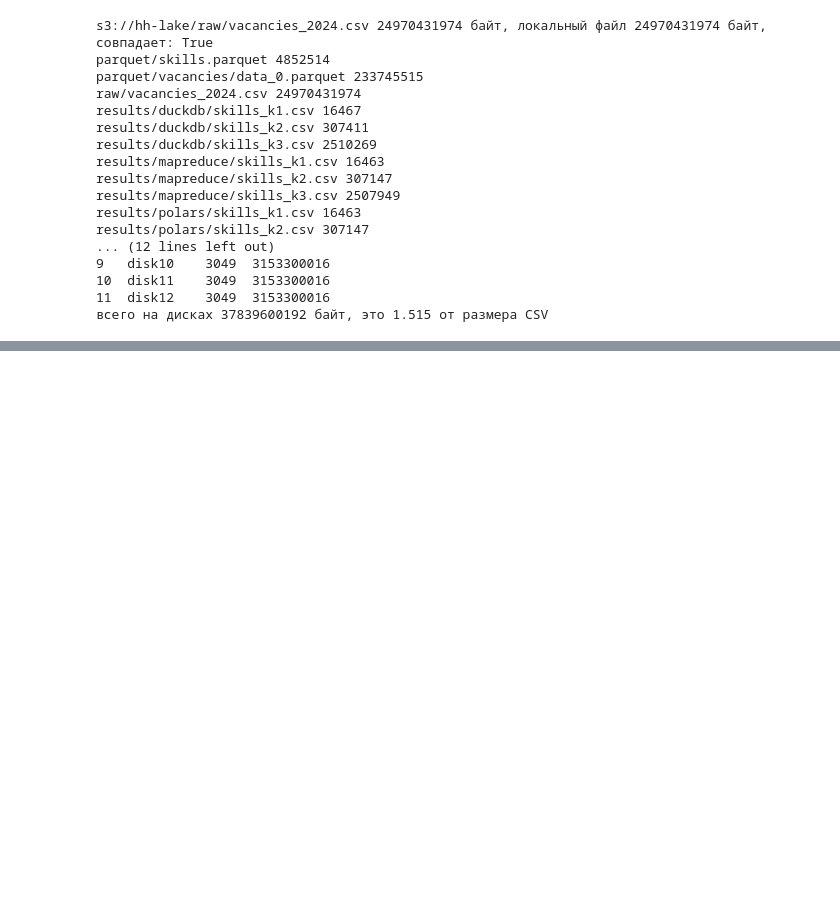
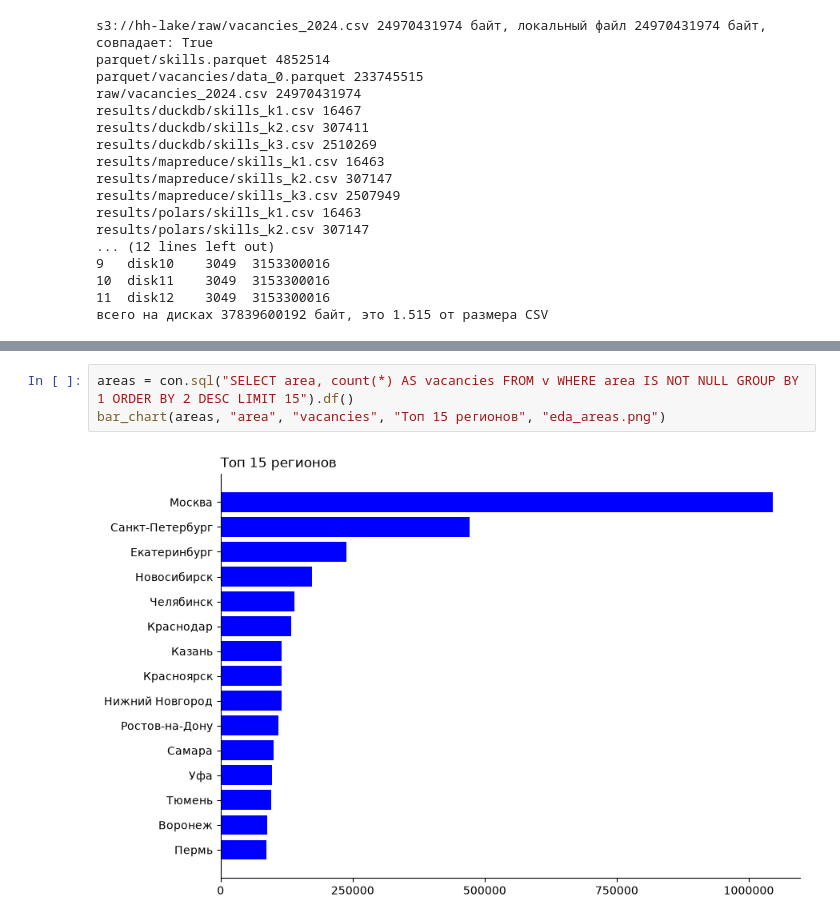
Before and after one commit to shlaapnik/EngData, a Jupyter notebook: MapReduce/mapreduce.ipynb, the cells around one changed output, grey strips where cells are left out. Drawn from its saved outputs; the diff is of its cells as text; blank space fills up the shorter version.

```diff
--- a/MapReduce/mapreduce.ipynb
+++ b/MapReduce/mapreduce.ipynb
@@ -259,0 +329,5 @@ results/polars/skills_k2.csv 307147
+# %%
+areas = con.sql("SELECT area, count(*) AS vacancies FROM v WHERE area IS NOT NULL GROUP BY 1 ORDER BY 2 DESC LIMIT 15").df()
+bar_chart(areas, "area", "vacancies", "Топ 15 регионов", "eda_areas.png")
+# %% [output]
+[figure, added]
```
Also changed, not shown: parts of 33 cells of this notebook, 7 other files.
